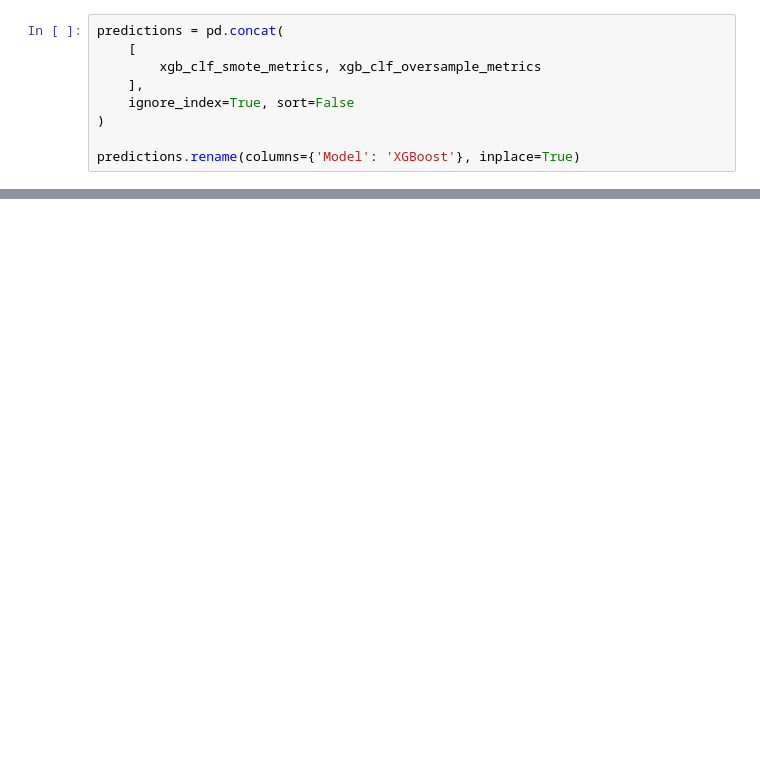
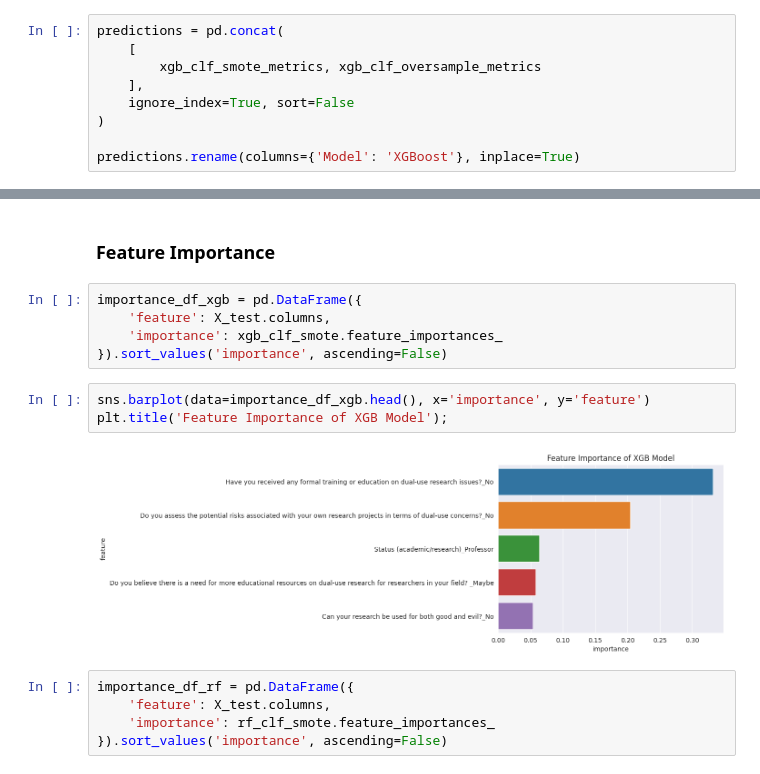
Before and after one commit to Oyebamiji-Micheal/Share-Survey-of-Research-Security-Experiences, a Jupyter notebook: dual-use-research.ipynb, the cells around one changed output, grey strips where cells are left out. Cells and saved outputs as stored; diff of their text form; blank space fills up the shorter version.

```diff
--- a/dual-use-research.ipynb
+++ b/dual-use-research.ipynb
@@ -420,0 +473,17 @@ predictions
+# %% [markdown]
+### Feature Importance
+# %%
+importance_df_xgb = pd.DataFrame({
+    'feature': X_test.columns,
+    'importance': xgb_clf_smote.feature_importances_
+}).sort_values('importance', ascending=False)
+# %%
+sns.barplot(data=importance_df_xgb.head(), x='importance', y='feature')
+plt.title('Feature Importance of XGB Model');
+# %% [output]
+[figure, added]
+# %%
+importance_df_rf = pd.DataFrame({
+    'feature': X_test.columns,
+    'importance': rf_clf_smote.feature_importances_
+}).sort_values('importance', ascending=False)
```
Also changed, not shown: parts of 15 cells of this notebook.
